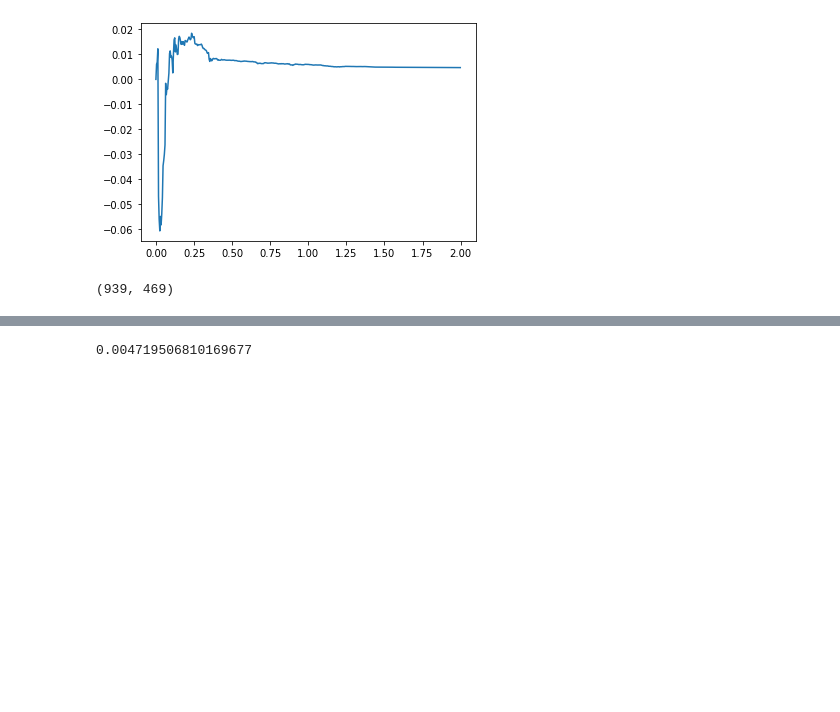
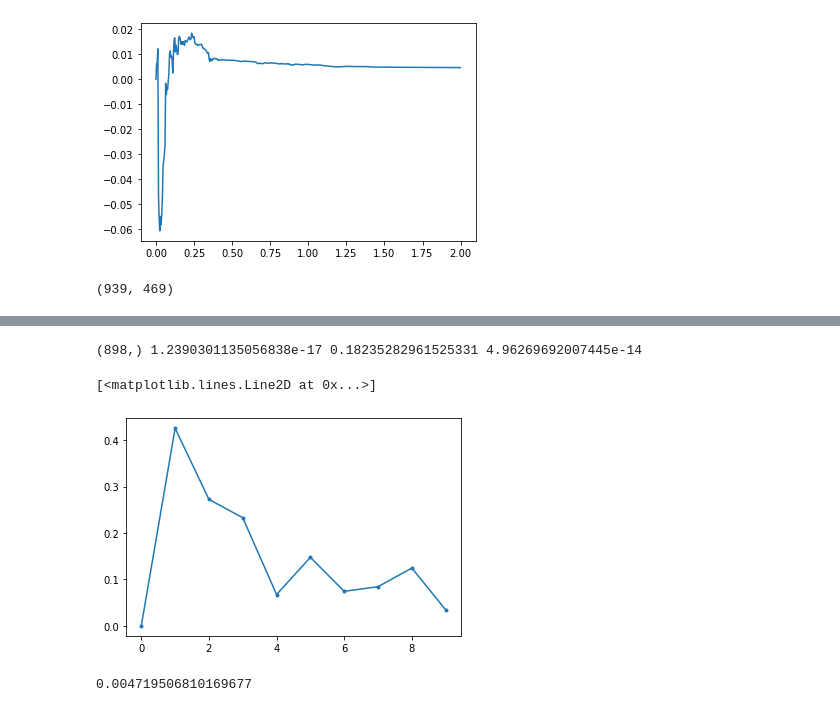
Before and after one commit to kishkash555/biu, a Jupyter notebook: Dissertation3/systematic group correlations by frequency.ipynb, the cells around one changed output, grey strips where cells are left out. Cells and saved outputs as stored; diff of their text form; code cells hidden in the pictures; blank space fills up the shorter version.

```diff
--- a/Dissertation3/systematic group correlations by frequency.ipynb
+++ b/Dissertation3/systematic group correlations by frequency.ipynb
@@ -163,3 +181,16 @@ de-trending
+# %%
+print(t[0].raw_fft.shape,
+    np.abs(t[0].raw_fft[449]),
+    np.abs(t[0].raw_fft[450]),
+    sum(s[0])
+     )
+# %% [output]
+(898,) 1.2390301135056838e-17 0.18235282961525331 4.96269692007445e-14
+# %%
+plt.plot(np.abs(t[2].raw_fft[449:459]),'.-')
+# %% [output]
+[<matplotlib.lines.Line2D at 0x...>]
+[figure, added]
 # %%
 y1[-1]
 # %% [output]
```
Also changed, not shown: parts of 6 cells of this notebook, 3 other files.
